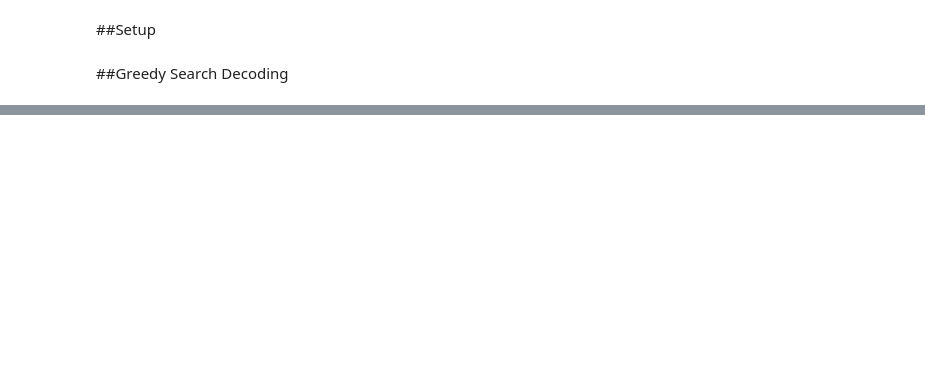
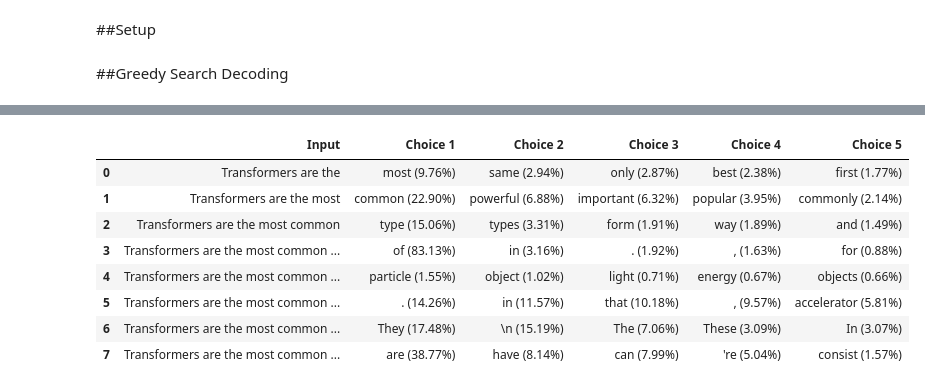
Before and after one commit to rahiakela/transformers-research-and-practice, a Jupyter notebook: natural-language-processing-with-transformers/05-text-generation/text_generation.ipynb, the cells around one changed output, grey strips where cells are left out. Cells and saved outputs as stored; diff of their text form; code cells hidden in the pictures; blank space fills up the shorter version.

```diff
--- a/natural-language-processing-with-transformers/05-text-generation/text_generation.ipynb
+++ b/natural-language-processing-with-transformers/05-text-generation/text_generation.ipynb
@@ -86,5 +86,7 @@ import torch.nn.functional as F
 from torch.nn.functional import cross_entropy
 
 from transformers import AutoTokenizer, AutoModelForCausalLM
+# %%
+device = "cuda" if torch.cuda.is_available() else "cpu"
 # %% [markdown]
 ##Greedy Search Decoding
@@ -90,0 +101,6 @@ from transformers import AutoTokenizer, AutoModelForCausalLM
+# %%
+# model_name = "gpt2-xl"
+model_name = "gpt2"  # due RAM issue, loading smaller model
+
+tokenizer = AutoTokenizer.from_pretrained(model_name)
+model = AutoModelForCausalLM.from_pretrained(model_name).to(device)
@@ -90,0 +120,40 @@ from transformers import AutoTokenizer, AutoModelForCausalLM
+# %%
+input_text = "Transformers are the"
+input_ids = tokenizer(input_text, return_tensors="pt")["input_ids"].to(device)
+iterations = []
+n_steps = 8
+choices_per_step = 5
+
+with torch.no_grad():
+  for _ in range(n_steps):
+    iteration = dict()
+    iteration["Input"] = tokenizer.decode(input_ids[0])
+    output = model(input_ids=input_ids)
+
+    # Select logits of the first batch and the last token and apply softmax
+    next_token_logits = output.logits[0, -1, :]
+    next_token_probs = torch.softmax(next_token_logits, dim=-1)
+    sorted_ids = torch.argsort(next_token_probs, dim=-1, descending=True)
+
+    # Store tokens with highest probabilities
+    for choice_idx in range(choices_per_step):
+      token_id = sorted_ids[choice_idx]
+      token_prob = next_token_probs[token_id].cpu().numpy()
+      token_choice = (f"{tokenizer.decode(token_id)} ({100 * token_prob:.2f}%)")
+      iteration[f"Choice {choice_idx + 1}"] = token_choice
+
+    # Append predicted next token to input
+    input_ids = torch.cat([input_ids, sorted_ids[None, 0, None]], dim=-1)
+    iterations.append(iteration)
+
+pd.DataFrame(iterations)
+# %% [output]
+|  | Input | Choice 1 | Choice 2 | Choice 3 | Choice 4 | Choice 5 |
+| 0 | Transformers are the | most (9.76%) | same (2.94%) | only (2.87%) | best (2.38%) | first (1.77%) |
+| 1 | Transformers are the most | common (22.90%) | powerful (6.88%) | important (6.32%) | popular (3.95%) | commonly (2.14%) |
+| 2 | Transformers are the most common | type (15.06%) | types (3.31%) | form (1.91%) | way (1.89%) | and (1.49%) |
+| 3 | Transformers are the most common ... | of (83.13%) | in (3.16%) | . (1.92%) | , (1.63%) | for (0.88%) |
+| 4 | Transformers are the most common ... | particle (1.55%) | object (1.02%) | light (0.71%) | energy (0.67%) | objects (0.66%) |
+| 5 | Transformers are the most common ... | . (14.26%) | in (11.57%) | that (10.18%) | , (9.57%) | accelerator (5.81%) |
+| 6 | Transformers are the most common ... | They (17.48%) | \n (15.19%) | The (7.06%) | These (3.09%) | In (3.07%) |
+| 7 | Transformers are the most common ... | are (38.77%) | have (8.14%) | can (7.99%) | 're (5.04%) | consist (1.57%) |
```
Also changed, not shown: parts of 16 cells of this notebook.
